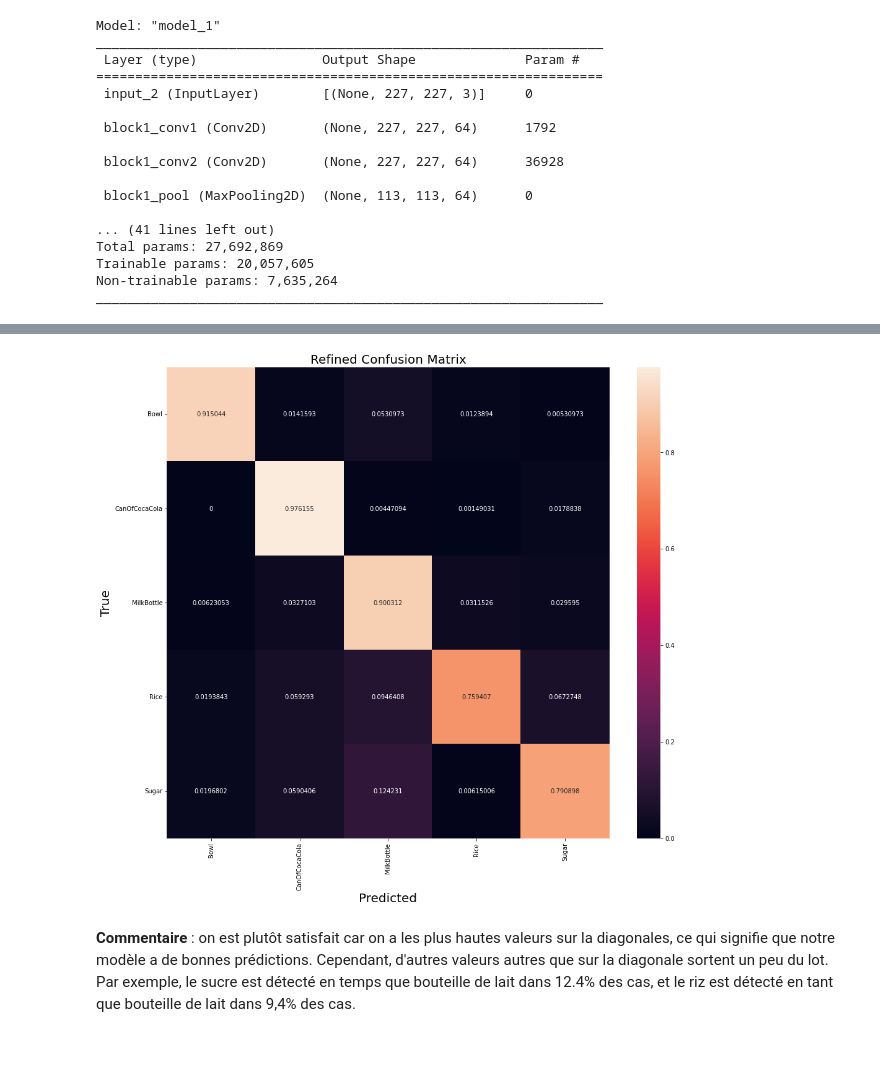
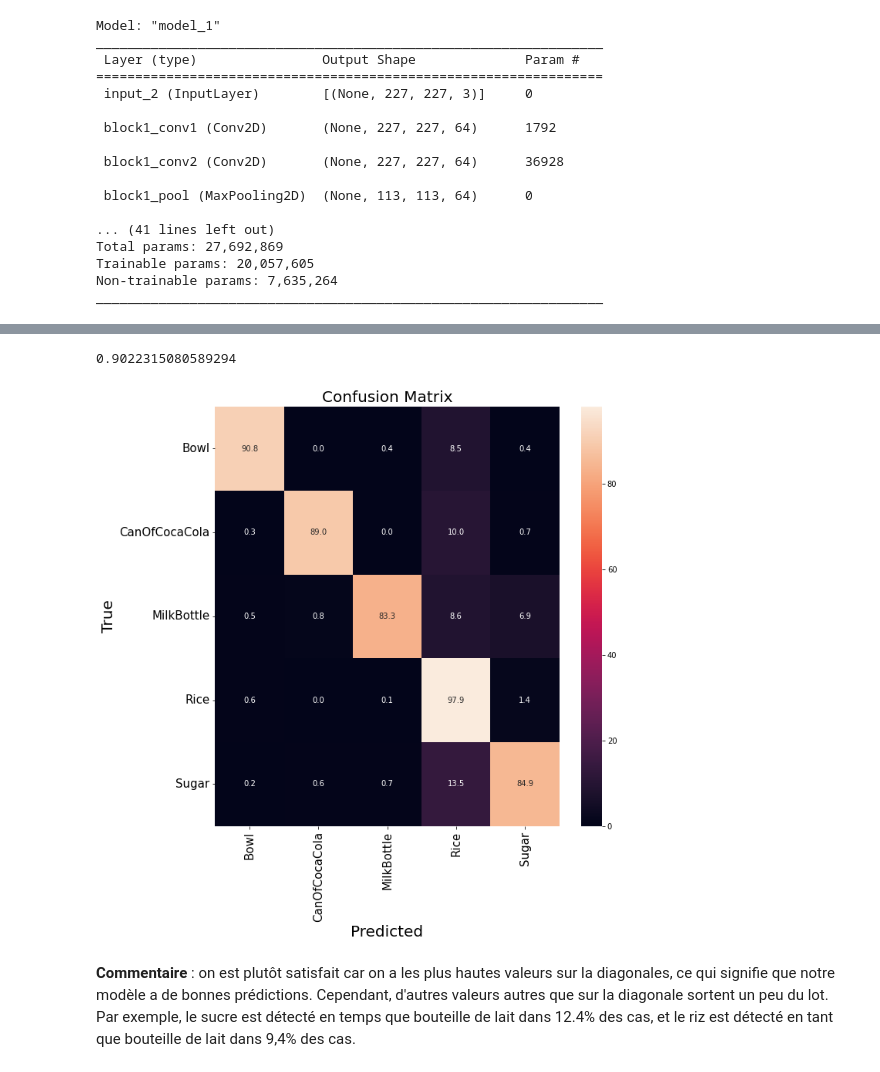
Before and after one commit to enavarro002/analyse_video, a Jupyter notebook: first_step.ipynb, the cells around one changed output, grey strips where cells are left out. Drawn from its saved outputs; the diff is of its cells as text; code cells hidden in the pictures.

```diff
--- a/first_step.ipynb
+++ b/first_step.ipynb
@@ -525,5 +482,7 @@ plot_loss_acc(history)
 # %%
-from keras import models
-
 # bon modèle avec input_shape = (227,227,3)
-finalModel = models.load_model('models\weights-improvement-06-1.00.hdf5')
+finalModel = models.load_model('models/vgg16_16_20_0.89.h5')
+# finalModel = models.load_model('models\weights-improvement-06-1.00.hdf5')
+# %%
+test_img, y_test = get_datasets(train=False, val=False, test=True)
+class_labels, _ = get_labels()
@@ -530,9 +491,6 @@ finalModel = models.load_model('models\weights-improvement-06-1.00.hdf5')
 # %%
 y_predict = finalModel.predict(test_img)
 # %%
-y_predict_binary = []
-for y in y_predict:
-    binary = np.zeros(__nb_classes__)
-    binary[np.argmax(y)] = 1
-    y_predict_binary.append(binary)
-y_predict_binary = np.array(y_predict_binary)
+y_predict_binary = np.zeros_like(y_predict)
+for index, y in enumerate(y_predict):
+    y_predict_binary[index][np.argmax(y)] = 1
@@ -549,3 +496,0 @@ array([[1., 0., 0., 0., 0.],
-# %%
-y_test = test_labels
-y_test
@@ -580,8 +497,11 @@ array([[1.00000000e+00, 1.81639565e-17, 2.27608560e-21, 6.25491073e-14,
-# %%
-# labels = test_img.class_indices.keys()
-plot_multiclass_heatmap(y_test, y_predict, class_labels)
-# %% [output]
-[figure, removed]
+# %%
+from sklearn.metrics import f1_score
+
+print(f1_score(y_test, y_predict_binary, average="macro"))
+helpers.plot_multiclass_heatmap(y_test, y_predict_binary, class_labels, figsize=(10,10))
+# %% [output]
+0.9022315080589294
+[figure, added]
 # %% [markdown]
 **Commentaire** : on est plutôt satisfait car on a les plus hautes valeurs sur la diagonales, ce qui signifie que notre modèle a de bonnes prédictions. Cependant, d'autres valeurs autres que sur la diagonale sortent un peu du lot.
 Par exemple, le sucre est détecté en temps que bouteille de lait dans 12.4% des cas, et le riz est détecté en tant que bouteille de lait dans 9,4% des cas.
```
Also changed, not shown: parts of 82 cells of this notebook, 1 other file.
